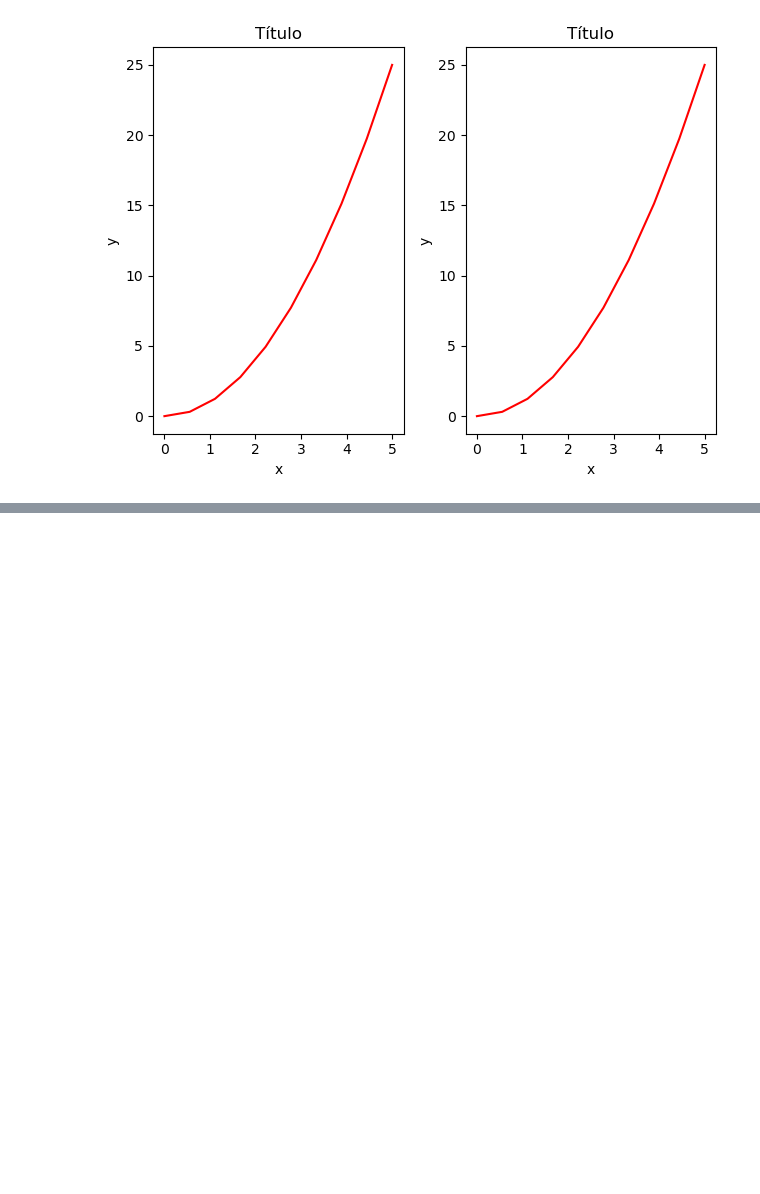
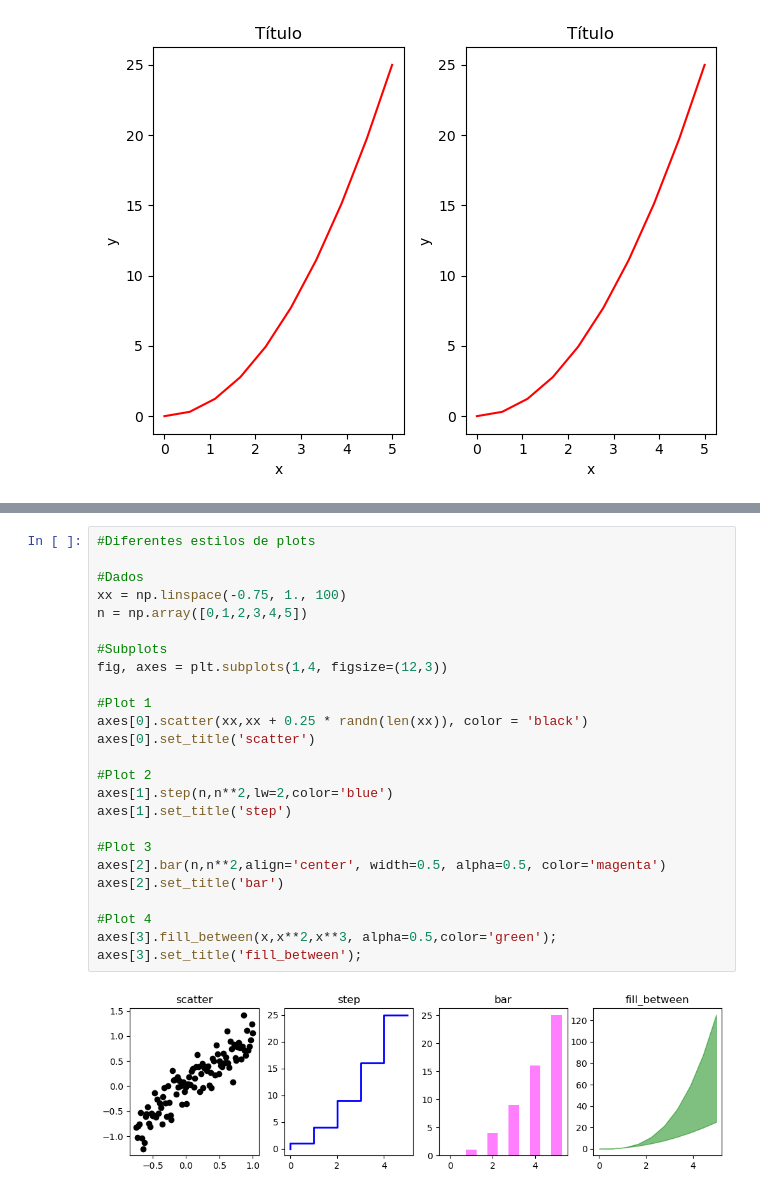
Before and after one commit to leandroclv/DSA_Python, a Jupyter notebook: POO/Matplot.ipynb, the cells around one changed output, grey strips where cells are left out. Cells and saved outputs as stored; diff of their text form; blank space fills up the shorter version.

```diff
--- a/POO/Matplot.ipynb
+++ b/POO/Matplot.ipynb
@@ -198,0 +225,27 @@ fig, axes = plt.subplots(1,2,figsize=(10,4))
+# %%
+#Diferentes estilos de plots
+
+#Dados
+xx = np.linspace(-0.75, 1., 100)
+n = np.array([0,1,2,3,4,5])
+
+#Subplots
+fig, axes = plt.subplots(1,4, figsize=(12,3))
+
+#Plot 1
+axes[0].scatter(xx,xx + 0.25 * randn(len(xx)), color = 'black')
+axes[0].set_title('scatter')
+
+#Plot 2
+axes[1].step(n,n**2,lw=2,color='blue')
+axes[1].set_title('step')
+
+#Plot 3
+axes[2].bar(n,n**2,align='center', width=0.5, alpha=0.5, color='magenta')
+axes[2].set_title('bar')
+
+#Plot 4
+axes[3].fill_between(x,x**2,x**3, alpha=0.5,color='green');
+axes[3].set_title('fill_between');
+# %% [output]
+[figure, added]
```
Also changed, not shown: parts of 4 cells of this notebook.
